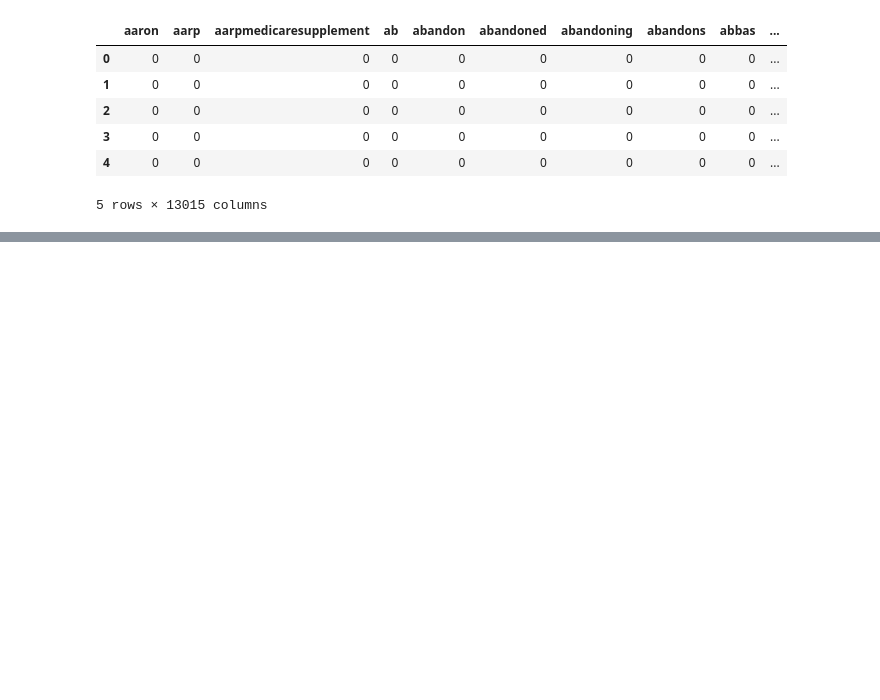
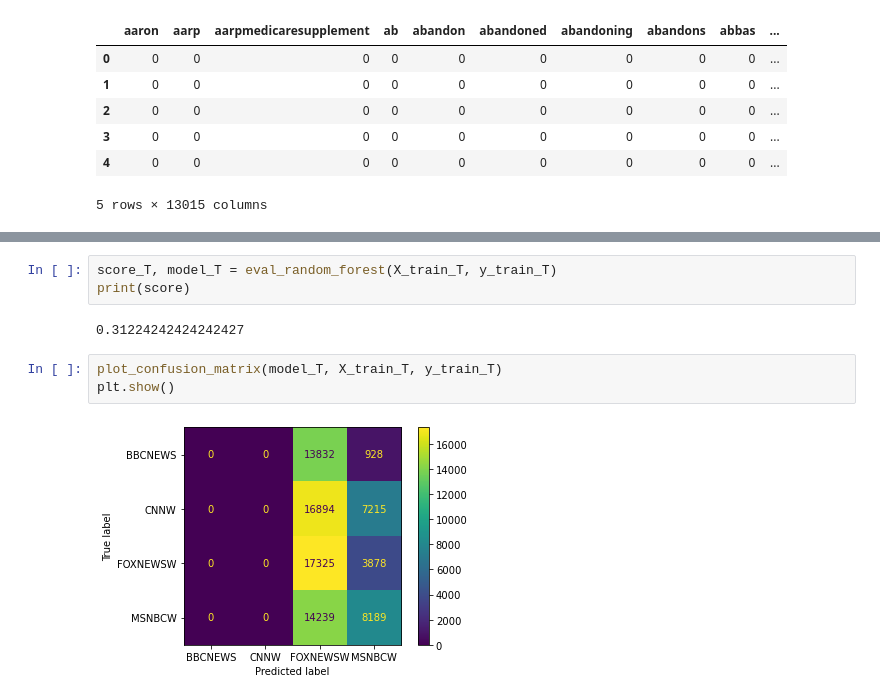
Before and after one commit to leckieje/chyrons_nlp, a Jupyter notebook: chyrons_book.ipynb, the cells around one changed output, grey strips where cells are left out. Cells and saved outputs as stored; diff of their text form; blank space fills up the shorter version.

```diff
--- a/chyrons_book.ipynb
+++ b/chyrons_book.ipynb
@@ -693,0 +877,10 @@ FOXNEWSW:43070 --> 25.71%
+# %%
+score_T, model_T = eval_random_forest(X_train_T, y_train_T)
+print(score)
+# %% [output]
+0.31224242424242427
+# %%
+plot_confusion_matrix(model_T, X_train_T, y_train_T)
+plt.show()
+# %% [output]
+[figure, added]
```
Also changed, not shown: parts of 52 cells of this notebook.
